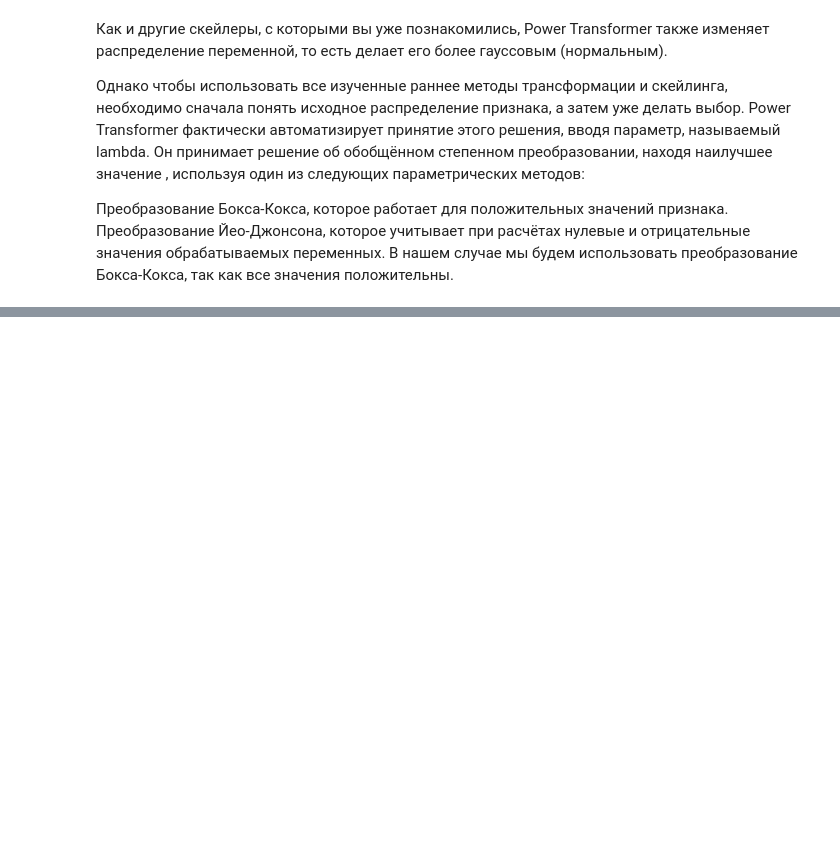
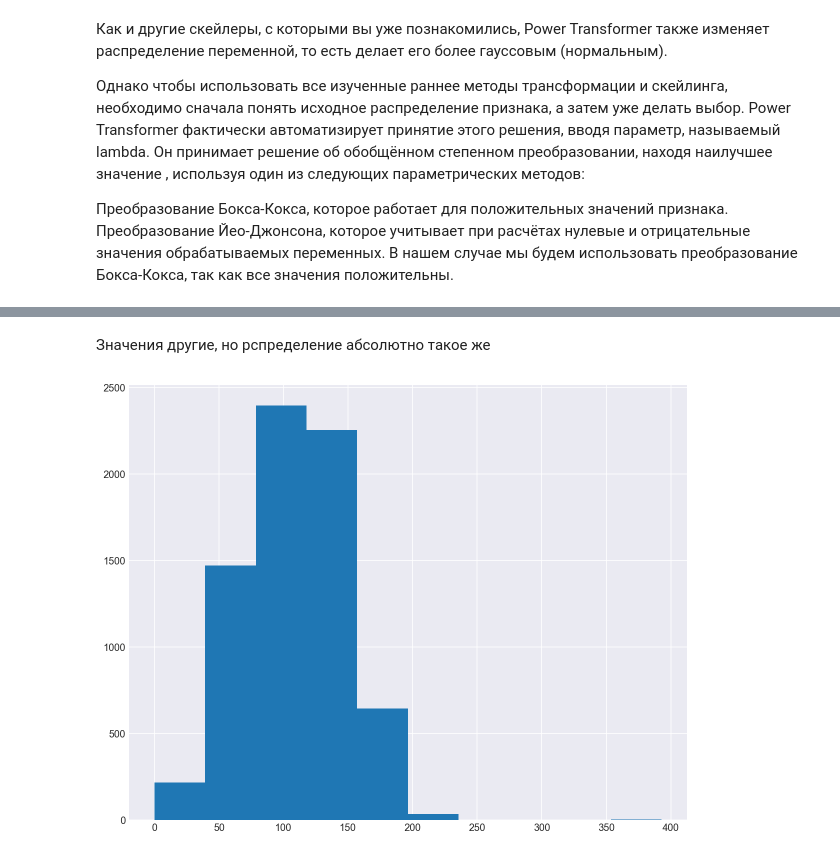
Before and after one commit to Chepell/SF_DS_Pro, a Jupyter notebook: ML-6/04_Features_transforming.ipynb, the cells around one changed output, grey strips where cells are left out. Saved outputs shown, nothing was run; the diff lists cells and outputs as text; code cells hidden in the pictures; blank space fills up the shorter version.

```diff
--- a/ML-6/04_Features_transforming.ipynb
+++ b/ML-6/04_Features_transforming.ipynb
@@ -179,2 +186,5 @@ plt.show()
 # %%
 from scipy.stats import boxcox
+
+transformed_data,_ = boxcox(data['price'])
+data['box_cox_price']= transformed_data
@@ -219,0 +207,6 @@ pd.DataFrame(data_box_cox, columns = ['transformed_price'])
+# %% [markdown]
+Значения другие, но рспределение абсолютно такое же
+# %%
+data['box_cox_price'].hist();
+# %% [output]
+[figure, added]
```
Also changed, not shown: parts of 15 cells of this notebook, 1 other file.
